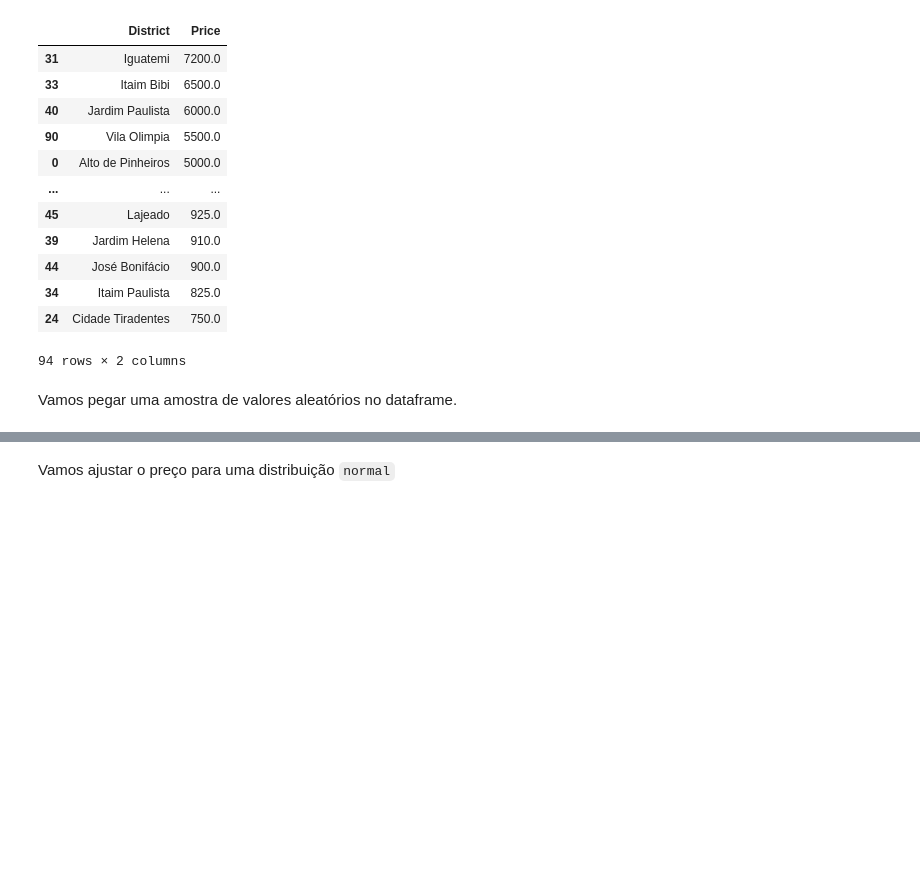
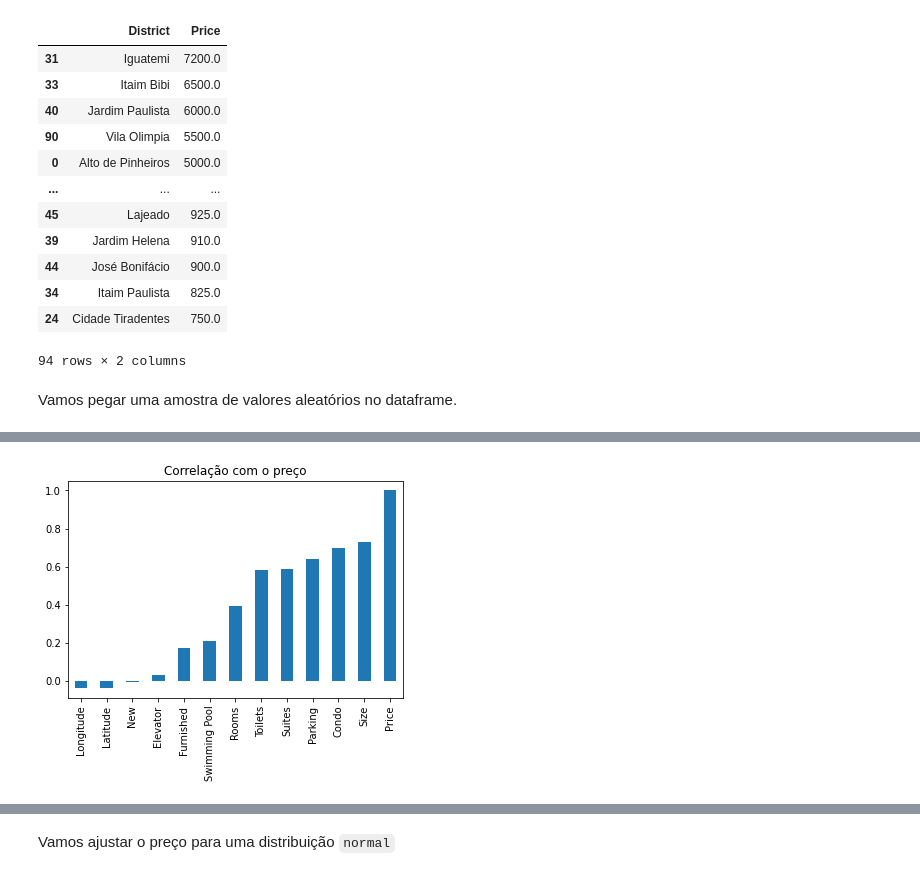
Before and after one commit to alehkiz/predict-sao-paulo-apartment-rent, a Jupyter notebook: Análise.ipynb, the cells around one changed output, grey strips where cells are left out. Drawn from its saved outputs; the diff is of its cells as text; code cells hidden in the pictures; blank space fills up the shorter version.

```diff
--- a/Análise.ipynb
+++ b/Análise.ipynb
@@ -188,3 +183,9 @@ sns.heatmap(correlation, square=True,annot=True,cmap='cubehelix')
+# %%
+plt.title('Correlação com o preço')
+correlation.Price.sort_values().plot.bar()
+plt.show()
+# %% [output]
+[figure, added]
 # %%
 fig, ax= plt.subplots()
 ax.scatter(x=df['Rooms'], y=np.log(df['Price']))
```
Also changed, not shown: parts of 50 cells of this notebook, 3 other files.
